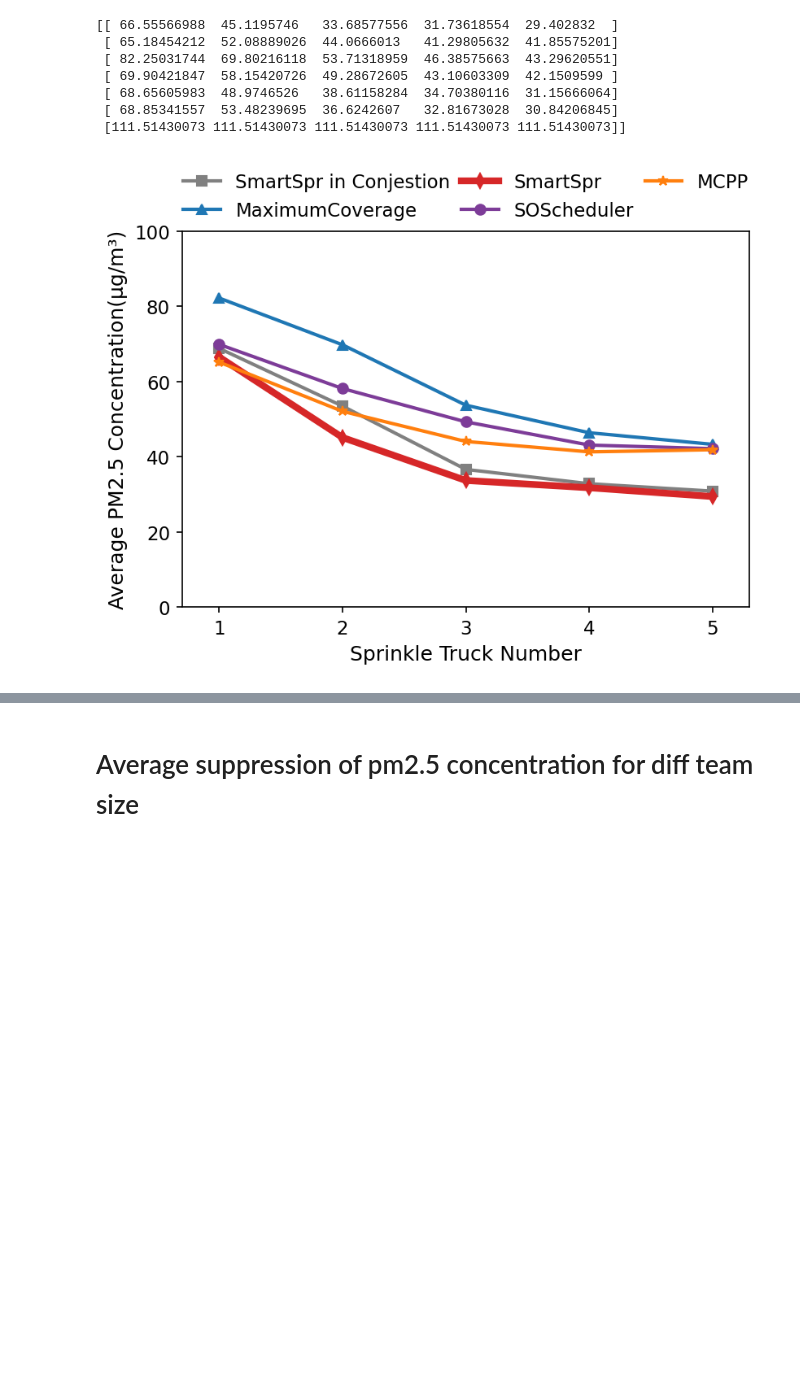
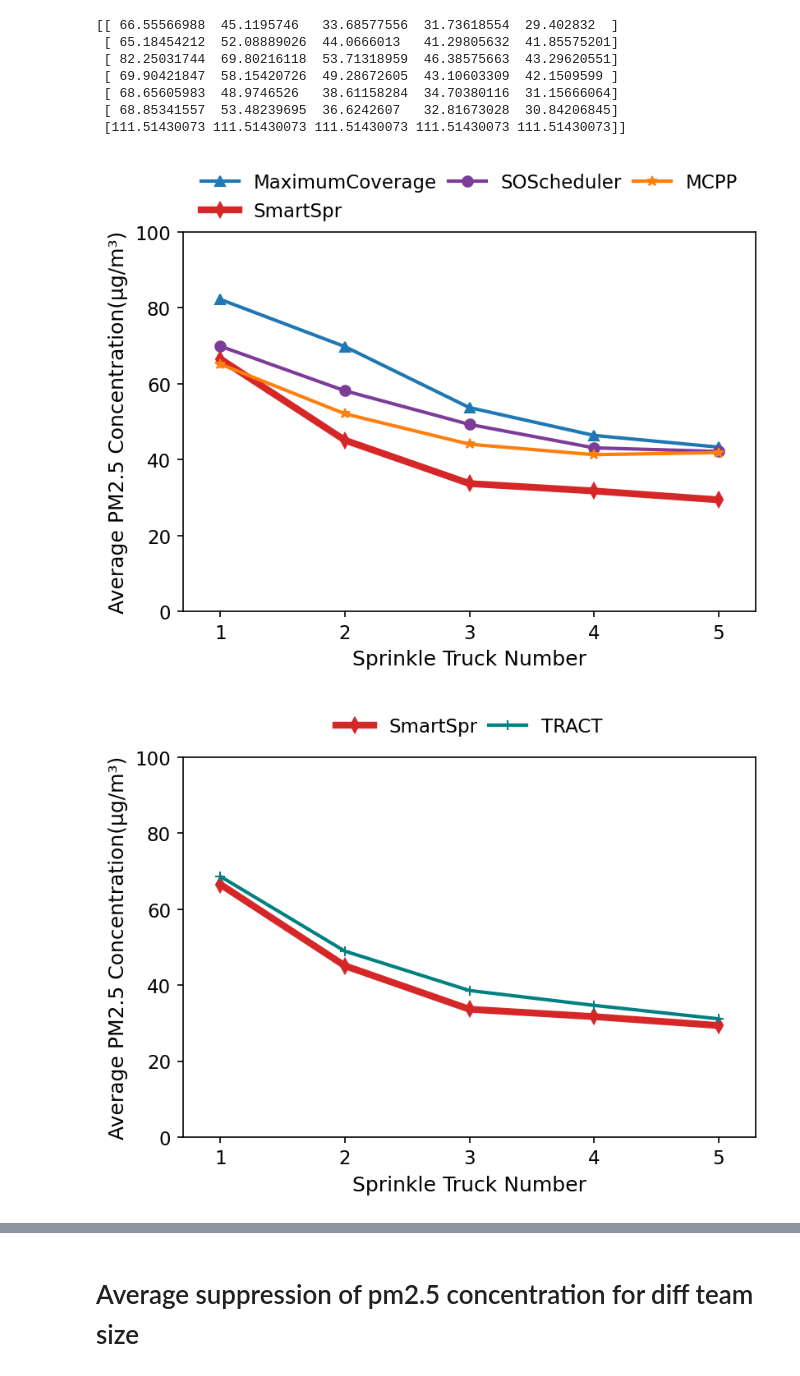
Before and after one commit to xiaozijianx/PyPolo-main, a Jupyter notebook: visual/Visual_LineChartAverage_matplotlib.ipynb, the cells around one changed output, grey strips where cells are left out. Cells and saved outputs as stored; diff of their text form; code cells hidden in the pictures; blank space fills up the shorter version.

```diff
--- a/visual/Visual_LineChartAverage_matplotlib.ipynb
+++ b/visual/Visual_LineChartAverage_matplotlib.ipynb
@@ -89,7 +89,7 @@ plt.rcParams['ytick.labelsize'] = 11  # y轴刻度字体大小
 
 plt.figure(figsize =(6,4),dpi=150)
 
-plt.plot(x_values, strategy_pm25concentration[5][0:Time_deadline], marker='s', color=colors_dict[5], linewidth=2, label='SmartSpr in Conjestion')
+# plt.plot(x_values, strategy_pm25concentration[5][0:Time_deadline], marker='s', color=colors_dict[5], linewidth=2, label='SmartSpr in Conjestion')
 plt.plot(x_values, strategy_pm25concentration[2][0:Time_deadline], marker='^', color=colors_dict[2], linewidth=2, label='MaximumCoverage')
 plt.plot(x_values, strategy_pm25concentration[0][0:Time_deadline], marker='d', color=colors_dict[0], linewidth=4, label='SmartSpr')
 # plt.plot(x_values, strategy_pm25concentration[4][0:Time_deadline], marker='+', color=colors_dict[4], linewidth=2, label='TRACT')
@@ -106,4 +106,38 @@ plt.ylim([0, 100])
 
 plt.savefig(filename,bbox_inches = 'tight')
 # %% [output]
-[figure, old version]
+[figure, new version]
+# %%
+Time_deadline = 5
+xtitle = 'Sprinkle Truck Number'
+ytitle = 'Average PM2.5 Concentration(μg/m³)'
+filename = './outputs/png/decoupling_teamsize.png'
+colors_dict = ['#d62728', '#ff7f0e', '#1f77b4','#7D3C98','#008080','#808080']
+ncol = 3
+x_values = range(1, Time_deadline + 1)
+
+plt.rcParams['legend.fontsize'] = 11  # 图例字体大小
+plt.rcParams['axes.labelsize'] = 12  # 坐标轴标签字体大小
+plt.rcParams['xtick.labelsize'] = 11  # x轴刻度字体大小
+plt.rcParams['ytick.labelsize'] = 11  # y轴刻度字体大小
+
+plt.figure(figsize =(6,4),dpi=150)
+
+# plt.plot(x_values, strategy_pm25concentration[5][0:Time_deadline], marker='s', color=colors_dict[5], linewidth=2, label='SmartSpr in Conjestion')
+# plt.plot(x_values, strategy_pm25concentration[2][0:Time_deadline], marker='^', color=colors_dict[2], linewidth=2, label='MaximumCoverage')
+plt.plot(x_values, strategy_pm25concentration[0][0:Time_deadline], marker='d', color=colors_dict[0], linewidth=4, label='SmartSpr')
+plt.plot(x_values, strategy_pm25concentration[4][0:Time_deadline], marker='+', color=colors_dict[4], linewidth=2, label='TRACT')
+# plt.plot(x_values, strategy_pm25concentration[3][0:Time_deadline], marker='o', color=colors_dict[3], linewidth=2, label='SOScheduler')
+# plt.plot(x_values, strategy_pm25concentration[1][0:Time_deadline], marker='*', color=colors_dict[1], linewidth=2, label='MCPP')
+
+
+plt.xlabel(xtitle)
+plt.ylabel(ytitle)
+plt.legend(loc='upper center', bbox_to_anchor=(0.5, 1.15), ncol=ncol, frameon=False,columnspacing=0.6)
+
+plt.xlim([1-0.3, Time_deadline+0.3])
+plt.ylim([0, 100])
+
+plt.savefig(filename,bbox_inches = 'tight')
+# %% [output]
+[figure, added]
```
Also changed, not shown: parts of 4 cells of this notebook.
